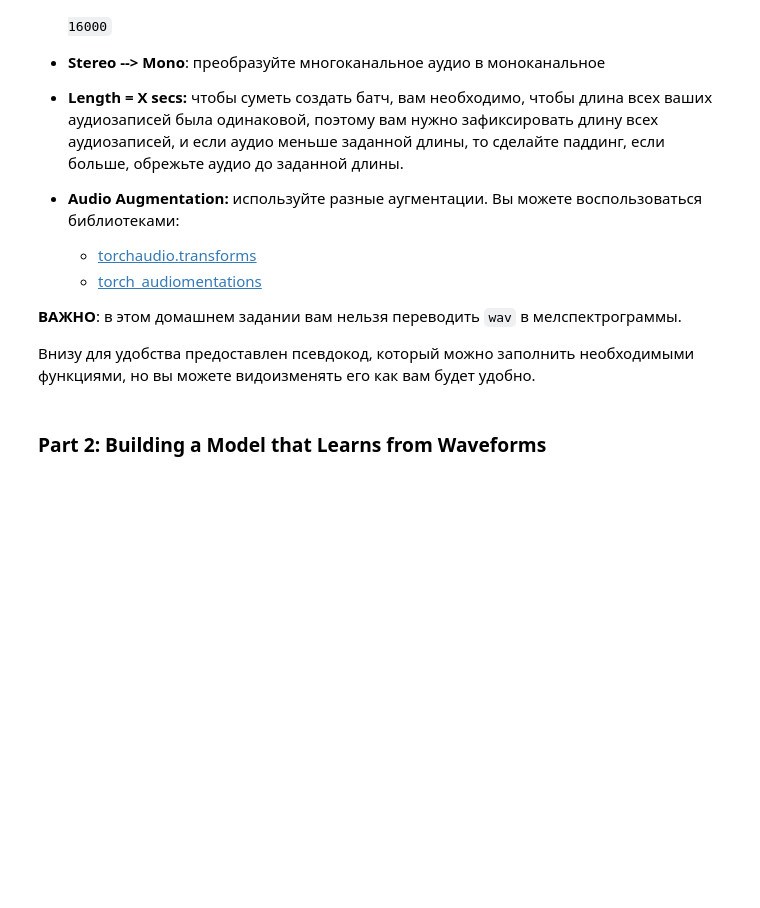
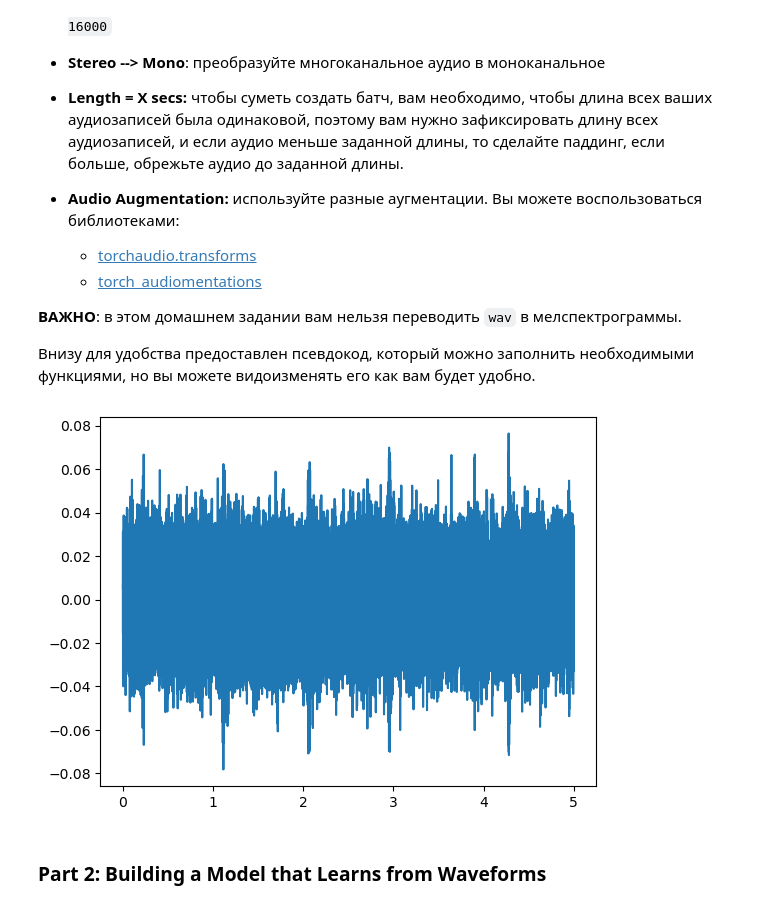
Before and after one commit to SofiyaPovargo/DLS_speech, a Jupyter notebook: Homework_1_Environmental_Sound_Classification_for_students.ipynb, the cells around one changed output. Cells and saved outputs as stored; diff of their text form; code cells hidden in the pictures; blank space fills up the shorter version.

```diff
--- a/Homework_1_Environmental_Sound_Classification_for_students.ipynb
+++ b/Homework_1_Environmental_Sound_Classification_for_students.ipynb
@@ -193,3 +185,14 @@ valid_dataset = SimpleAudioDataset(valid_df)
+# %%
+train_dataset = SimpleAudioDataset(train_df, do_augmentation=True)
+valid_dataset = SimpleAudioDataset(valid_df)
+test_dataset = SimpleAudioDataset(test_df)
+
+times = np.linspace(0., 5.0, 16000 * 5)
+signal, label = train_dataset[20]
+plt.plot(times, signal.squeeze(0))
+plt.show()
+# %% [output]
+[figure, added]
 # %% [markdown]
 ### **Part 2: Building a Model that Learns from Waveforms**
 # %% [markdown]
```
Also changed, not shown: parts of 20 cells of this notebook, 1 other file.
